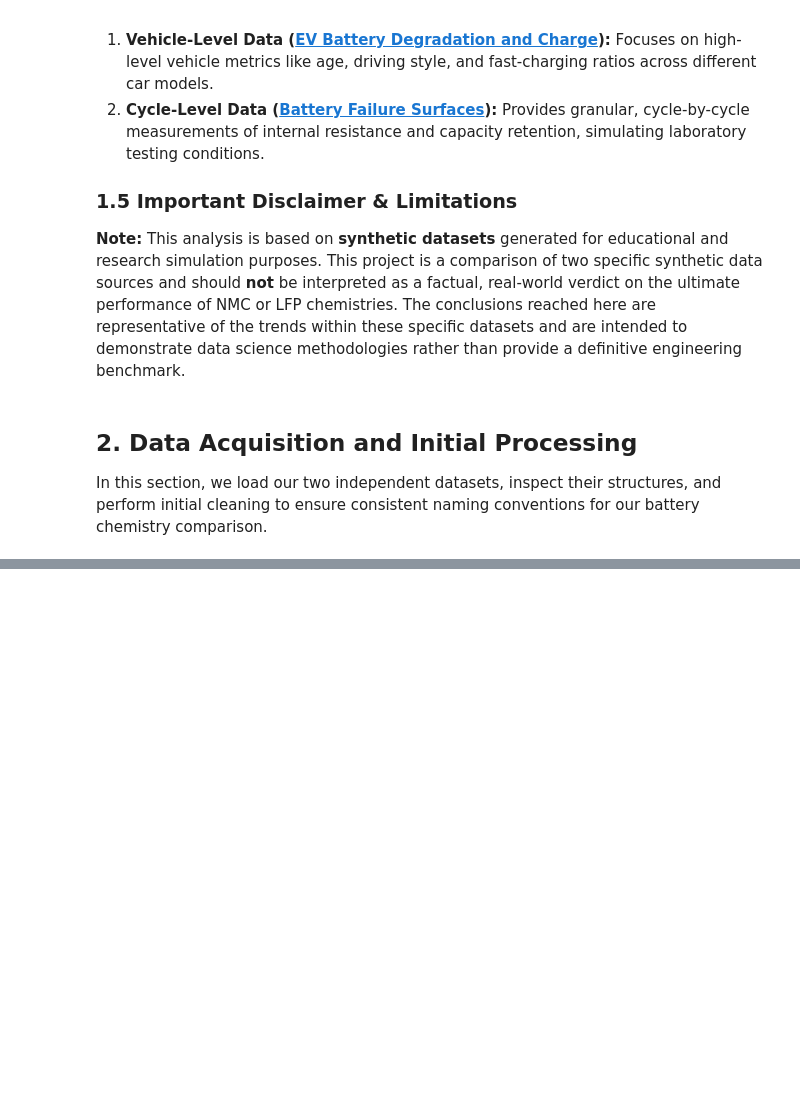
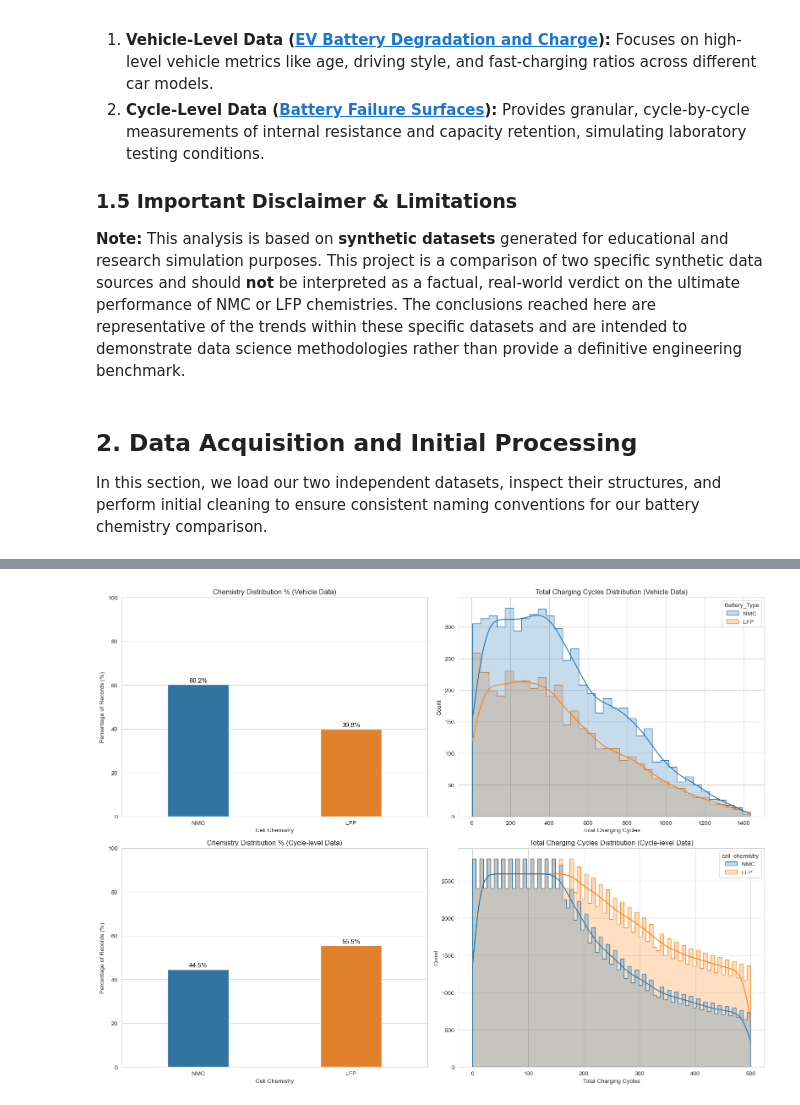
Before and after one commit to Ivan-Pelovski/Data-Science, a Jupyter notebook: NMC-vs-LFP.ipynb, the cells around one changed output, grey strips where cells are left out. Cells and saved outputs as stored; diff of their text form; code cells hidden in the pictures; blank space fills up the shorter version.

Commit message:
Data Profiling: Visualizing chemistry balance and cycle distributions across both datasets

```diff
--- a/NMC-vs-LFP.ipynb
+++ b/NMC-vs-LFP.ipynb
@@ -124,0 +129,64 @@ Unique values now: ['NMC' 'LFP']
+# %%
+chem_palette = {'NMC': '#1f77b4', 'LFP': '#ff7f0e'}
+chem_order = ['NMC', 'LFP']
+cycle_label = "Total Charging Cycles"
+chem_axis_label = "Cell Chemistry"
+
+fig, axes = plt.subplots(2, 2, figsize=(16, 12))
+sns.set_style("whitegrid")
+
+# 1. VEHICLE-LEVEL DATASET
+
+# 1.1 Percentage Distribution (Vehicle)
+vehicle_dist = vehicle_data['Battery_Type'].value_counts(normalize=True).mul(100).reset_index()
+vehicle_dist.columns = ['Battery_Type', 'Percentage']
+
+ax1 = sns.barplot(ax=axes[0, 0], data=vehicle_dist, x='Battery_Type', y='Percentage',
+                  palette=chem_palette, hue='Battery_Type', legend=False,
+                  width=0.4, order=chem_order)
+axes[0, 0].set_title('Chemistry Distribution % (Vehicle Data)')
+axes[0, 0].set_xlabel(chem_axis_label)
+axes[0, 0].set_ylabel('Percentage of Records (%)')
+axes[0, 0].set_ylim(0, 100)
+
+for p in ax1.patches:
+    ax1.annotate(f'{p.get_height():.1f}%', (p.get_x() + p.get_width() / 2., p.get_height()),
+                 ha='center', va='center', fontsize=11, color='black', xytext=(0, 7),
+                 textcoords='offset points')
+
+# 1.2 Cycle Distribution (Vehicle)
+sns.histplot(ax=axes[0, 1], data=vehicle_data, x='Total_Charging_Cycles', hue='Battery_Type',
+             kde=True, palette=chem_palette, element="step", hue_order=chem_order)
+axes[0, 1].set_title(f'{cycle_label} Distribution (Vehicle Data)')
+axes[0, 1].set_xlabel(cycle_label)
+
+
+# 2. CYCLE-LEVEL DATASET
+
+# 2.1 Percentage Distribution (Cycle-level)
+cycle_dist = cycle_data['cell_chemistry'].value_counts(normalize=True).mul(100).reset_index()
+cycle_dist.columns = ['cell_chemistry', 'Percentage']
+
+ax2 = sns.barplot(ax=axes[1, 0], data=cycle_dist, x='cell_chemistry', y='Percentage',
+                  palette=chem_palette, hue='cell_chemistry', legend=False,
+                  width=0.4, order=chem_order)
+axes[1, 0].set_title('Chemistry Distribution % (Cycle-level Data)')
+axes[1, 0].set_xlabel(chem_axis_label)
+axes[1, 0].set_ylabel('Percentage of Records (%)')
+axes[1, 0].set_ylim(0, 100)
+
+for p in ax2.patches:
+    ax2.annotate(f'{p.get_height():.1f}%', (p.get_x() + p.get_width() / 2., p.get_height()),
+                 ha='center', va='center', fontsize=11, color='black', xytext=(0, 7),
+                 textcoords='offset points')
+
+# 2.2 Cycle Distribution (Cycle-level)
+sns.histplot(ax=axes[1, 1], data=cycle_data, x='cycle', hue='cell_chemistry',
+             kde=True, palette=chem_palette, element="step", hue_order=chem_order)
+axes[1, 1].set_title(f'{cycle_label} Distribution (Cycle-level Data)')
+axes[1, 1].set_xlabel(cycle_label)
+
+plt.tight_layout()
+plt.show()
+# %% [output]
+[figure, added]
```
Also changed, not shown: parts of 2 cells of this notebook.
